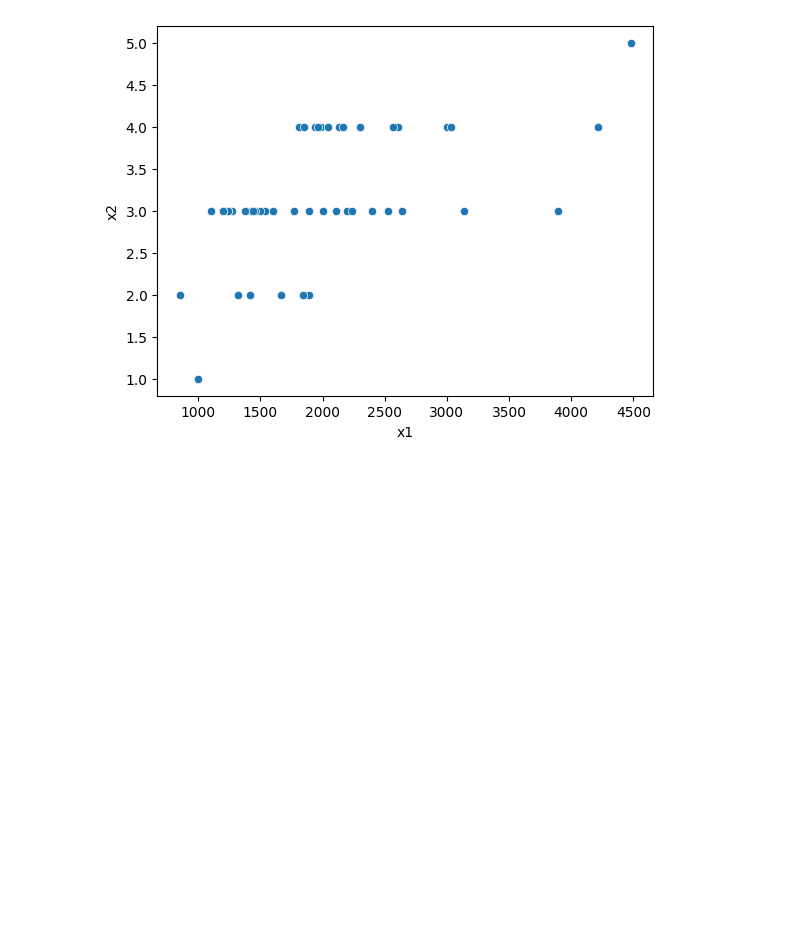
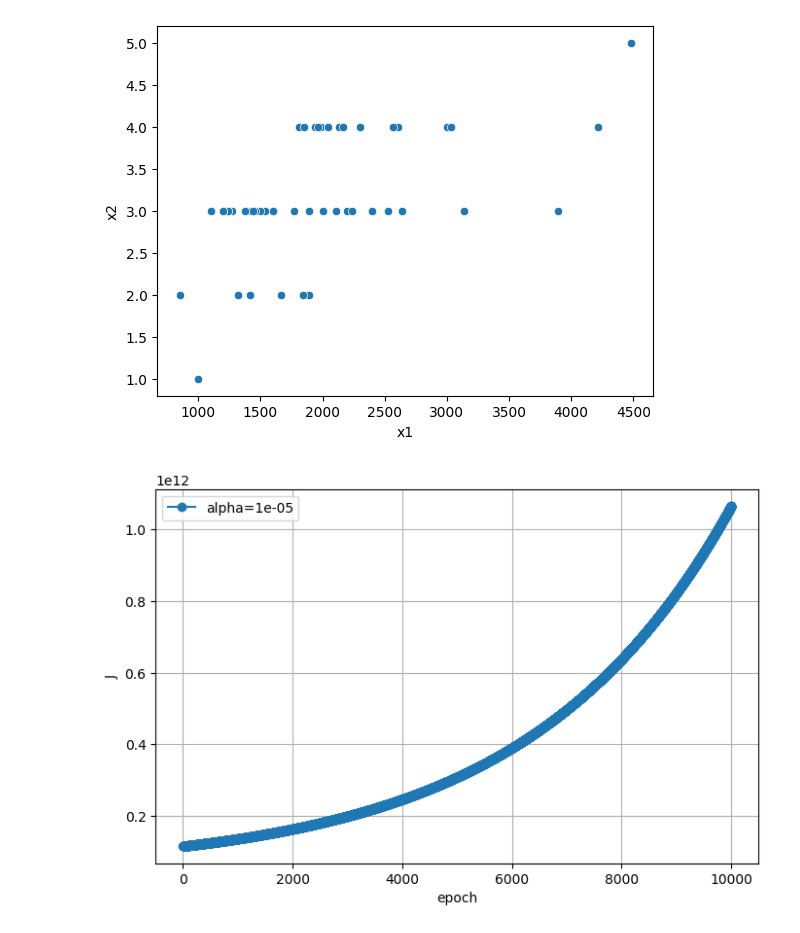
Before and after one commit to KachanVlg/ML-studying, a Jupyter notebook: ML_LR2.ipynb, the cells around one changed output. Saved outputs shown, nothing was run; the diff lists cells and outputs as text; code cells hidden in the pictures; blank space fills up the shorter version.

Commit message:
added gradient and mini-batch

```diff
--- a/ML_LR2.ipynb
+++ b/ML_LR2.ipynb
@@ -65,3 +65,51 @@ def standard(data_to_std, mean_dev, std_dev):
 
 standard(data_train[:,:-1], mean_dev, std_dev)
 standard(data_test[:,:-1], mean_dev, std_dev)
+# %%
+data_train = np.insert(data_train, 0, 1, axis=1)
+data_test = np.insert(data_test, 0, 1, axis=1)
+# %%
+def calc_h(xs: np.ndarray, thetas: np.ndarray) -> np.ndarray:
+  return xs @ thetas
+
+def calc_J(h: np.ndarray, y: np.ndarray) -> float:
+  return ((h-y)**2).mean()
+
+def calc_grad(h: np.ndarray, y: np.ndarray, xs: np.ndarray) -> float:
+  return ((y-h) @ xs).mean()
+# %%
+batch_size: int = 8
+epoch_num = 10000
+J_history = []
+thetas = np.random.rand(3)
+alpha = 1e-5
+
+for _ in range(epoch_num):
+  np.random.shuffle(data_train)
+
+  for i in range(0, len(data_train), batch_size):
+
+    #Срез батча
+    batch = data_train[i:i+batch_size]
+
+    #
+    xs = batch[:, :-1]
+    y  = batch[:, -1]
+    h = calc_h(xs, thetas)
+
+    grad = calc_grad(h, y, xs)
+    thetas = thetas - alpha*grad
+
+  J_history.append(calc_J(calc_h(data_train[:, :-1], thetas), data_train[:, -1]))
+
+
+epochs = range(len(J_history))
+plt.figure(figsize=(8, 5))
+plt.plot(epochs, J_history, marker="o", label=f"alpha={alpha}")
+plt.xlabel("epoch")
+plt.ylabel("J")
+plt.legend()
+plt.grid(True)
+plt.show()
+# %% [output]
+[figure, added]
```
